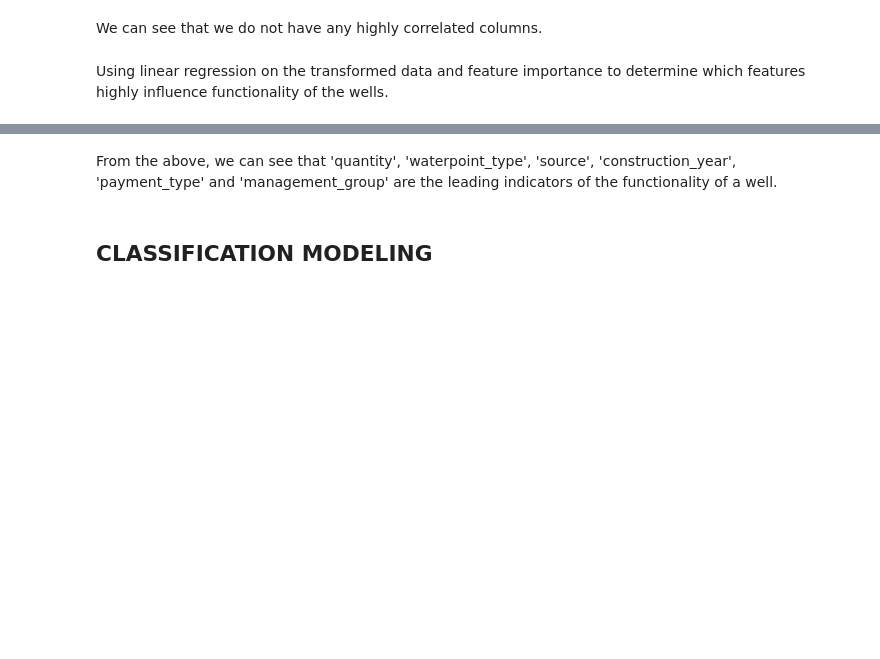
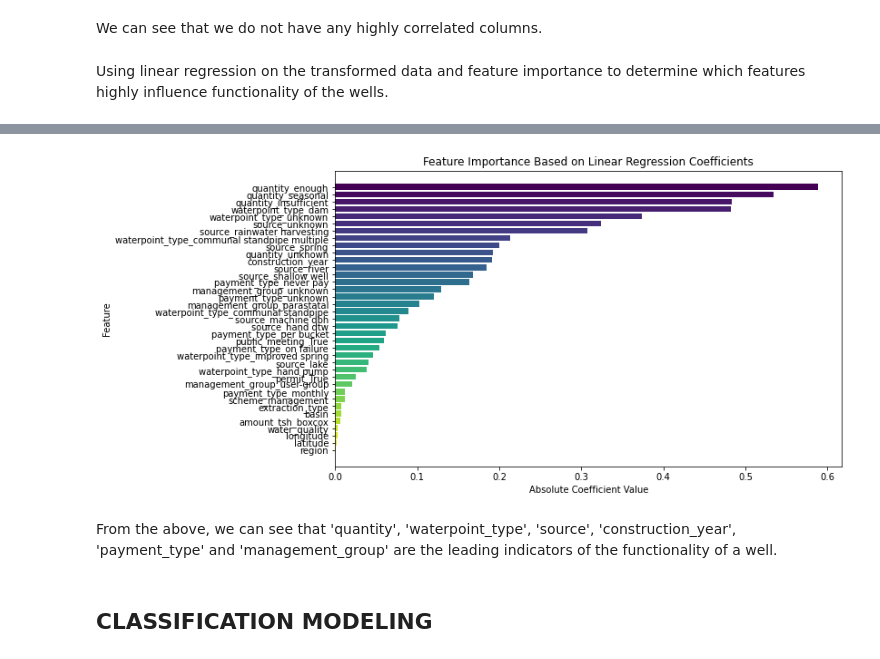
Before and after one commit to Kurgat-Bee/PHASE-03-PROJECT, a Jupyter notebook: TZwaterwells.ipynb, the cells around one changed output, grey strips where cells are left out. Drawn from its saved outputs; the diff is of its cells as text; code cells hidden in the pictures; blank space fills up the shorter version.

```diff
--- a/TZwaterwells.ipynb
+++ b/TZwaterwells.ipynb
@@ -1054,3 +1054,18 @@ print(feature_importance)
+# %%
+# Visualising these results
+# Create color mapping using viridis
+colors = plt.cm.viridis(np.linspace(0, 1, len(feature_importance)))
+
+# Plot feature importance
+plt.figure(figsize=(10, 6))
+plt.barh(feature_importance['Feature'], feature_importance['Coefficient'], color=colors)
+plt.xlabel('Absolute Coefficient Value')
+plt.ylabel('Feature')
+plt.title('Feature Importance Based on Linear Regression Coefficients')
+plt.gca().invert_yaxis()  # Invert y-axis to show the most important feature at the top
+plt.show()
+# %% [output]
+[figure, added]
 # %% [markdown]
 From the above, we can see that 'quantity', 'waterpoint_type', 'source', 'construction_year', 'payment_type' and 'management_group' are the leading indicators of the functionality of a well.
 # %% [markdown]
```
Also changed, not shown: parts of 33 cells of this notebook.
